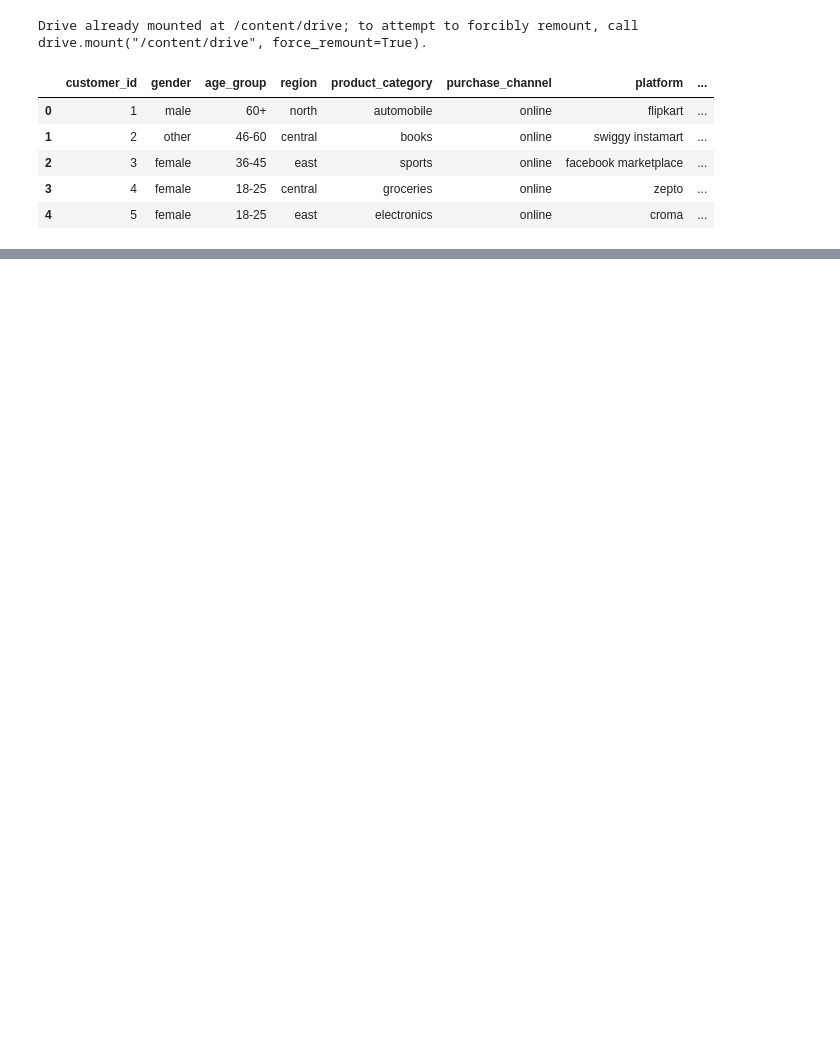
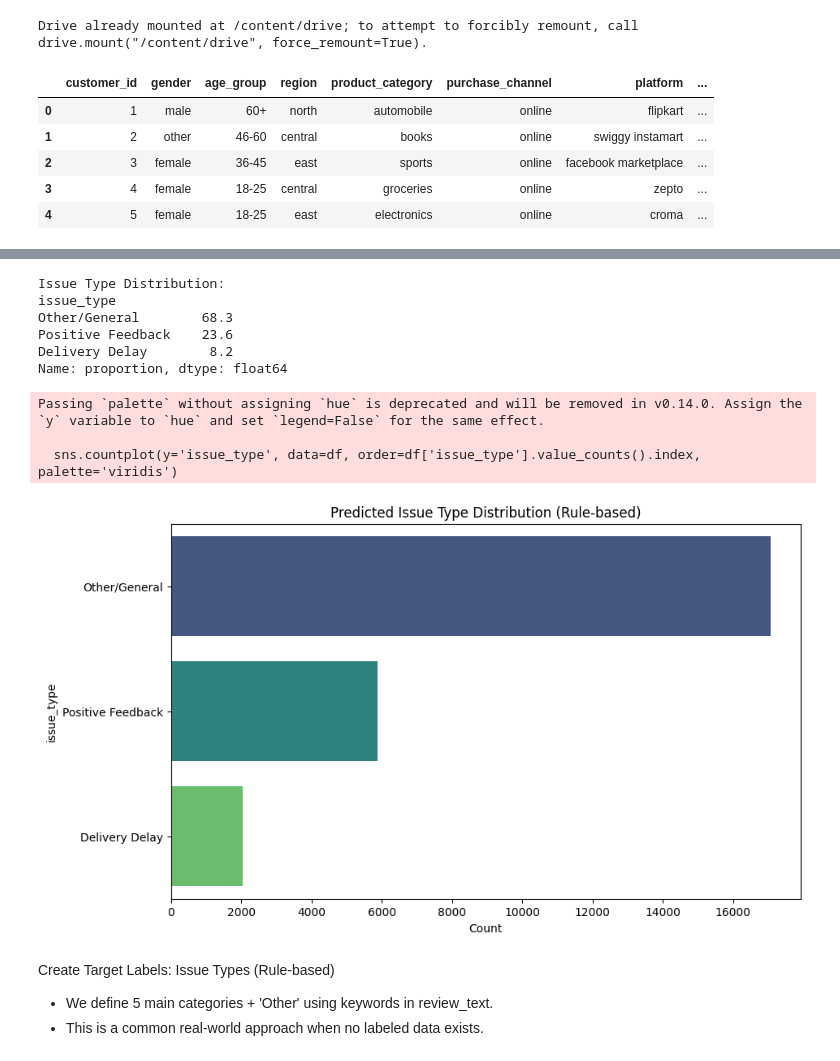
Before and after one commit to snehal100/customer-issue-nlp-classifier, a Jupyter notebook: issue_classifier.ipynb, the cells around one changed output, grey strips where cells are left out. Saved outputs shown, nothing was run; the diff lists cells and outputs as text; code cells hidden in the pictures; blank space fills up the shorter version.

```diff
--- a/issue_classifier.ipynb
+++ b/issue_classifier.ipynb
@@ -21,0 +139,46 @@ df.head()
+# %%
+def assign_issue_type(text):
+    if not isinstance(text, str):
+        return 'Other/General'
+
+    text_lower = text.lower()
+
+    if any(kw in text_lower for kw in ['late', 'delay', 'delayed', 'not received', 'took too long', 'slow delivery']):
+        return 'Delivery Delay'
+    elif any(kw in text_lower for kw in ['rude', 'arrogant', 'bad behavior', 'unprofessional', 'driver', 'delivery boy', 'agent rude']):
+        return 'Delivery Person Behavior'
+    elif any(kw in text_lower for kw in ['damaged', 'broken', 'leaked', 'open package', 'wrong item', 'missing item']):
+        return 'Package Condition Issue'
+    elif any(kw in text_lower for kw in ['tracking', 'app issue', 'status not updated', 'technical', 'app crash', 'payment']):
+        return 'Technical/Tracking Issue'
+    elif any(kw in text_lower for kw in ['great', 'excellent', 'fast', 'thank you', 'on time', 'good service', 'love', 'perfect']):
+        return 'Positive Feedback'
+    else:
+        return 'Other/General'
+
+df['issue_type'] = df['review_text'].apply(assign_issue_type)
+
+print("Issue Type Distribution:")
+print(df['issue_type'].value_counts(normalize=True).round(3) * 100)
+
+# Visualize
+plt.figure(figsize=(10,6))
+sns.countplot(y='issue_type', data=df, order=df['issue_type'].value_counts().index, palette='viridis')
+plt.title('Predicted Issue Type Distribution (Rule-based)')
+plt.xlabel('Count')
+plt.show()
+# %% [output]
+Issue Type Distribution:
+issue_type
+Other/General        68.3
+Positive Feedback    23.6
+Delivery Delay        8.2
+Name: proportion, dtype: float64
+Passing `palette` without assigning `hue` is deprecated and will be removed in v0.14.0. Assign the `y` variable to `hue` and set `legend=False` for the same effect.
+
+  sns.countplot(y='issue_type', data=df, order=df['issue_type'].value_counts().index, palette='viridis')
+[figure, added]
+# %% [markdown]
+Create Target Labels: Issue Types (Rule-based)
+- We define 5 main categories + 'Other' using keywords in review_text.
+- This is a common real-world approach when no labeled data exists.
```
Also changed, not shown: parts of 13 cells of this notebook.
